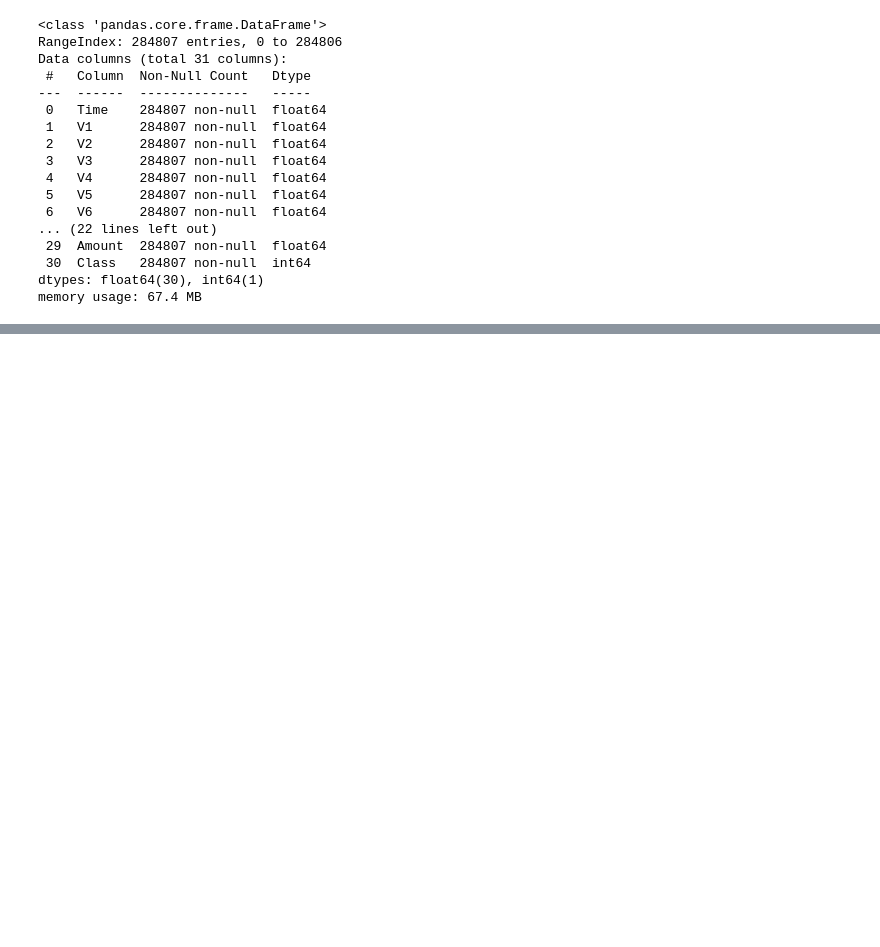
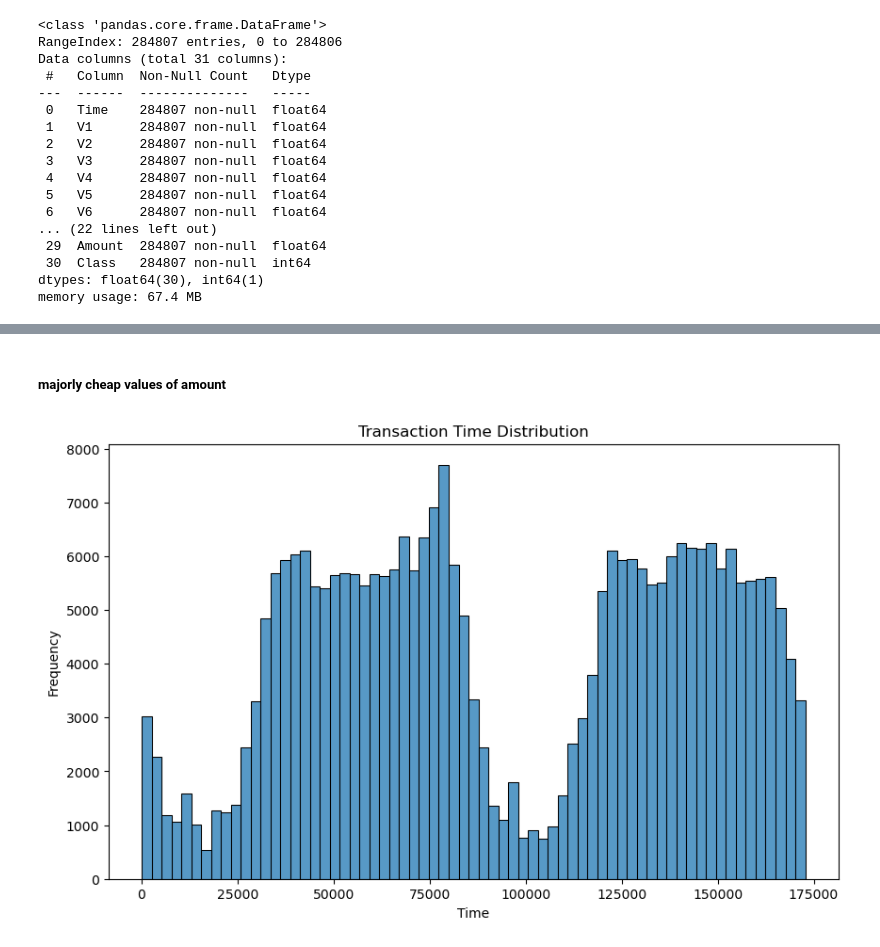
Before and after one commit to datalordstephen/credit-card, a Jupyter notebook: notebooks/playground.ipynb, the cells around one changed output, grey strips where cells are left out. Saved outputs shown, nothing was run; the diff lists cells and outputs as text; code cells hidden in the pictures; blank space fills up the shorter version.

```diff
--- a/notebooks/playground.ipynb
+++ b/notebooks/playground.ipynb
@@ -30,0 +60,11 @@ memory usage: 67.4 MB
+# %% [markdown]
+##### majorly cheap values of amount
+# %%
+plt.figure(figsize=(10, 6))
+sns.histplot(txns['Time'], bins=50, kde=True)
+plt.title('Transaction Time Distribution')
+plt.xlabel('Time')
+plt.ylabel('Frequency')
+plt.show()
+# %% [output]
+[figure, added]
```
Also changed, not shown: parts of 34 cells of this notebook, 1 other file.
